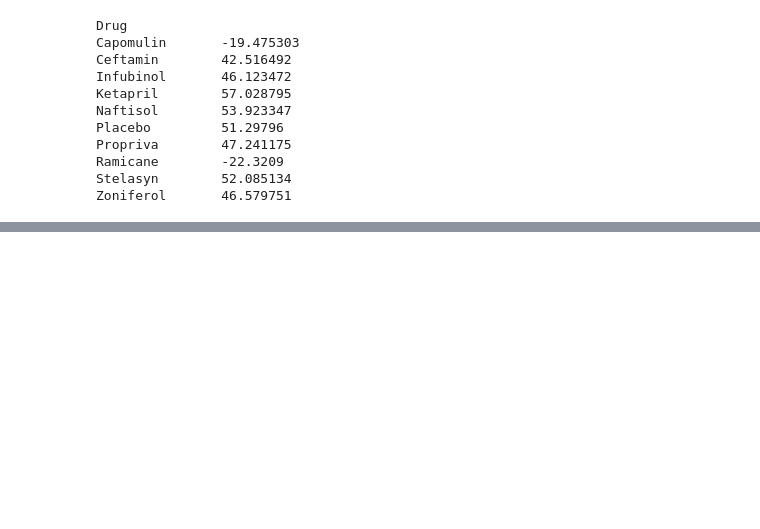
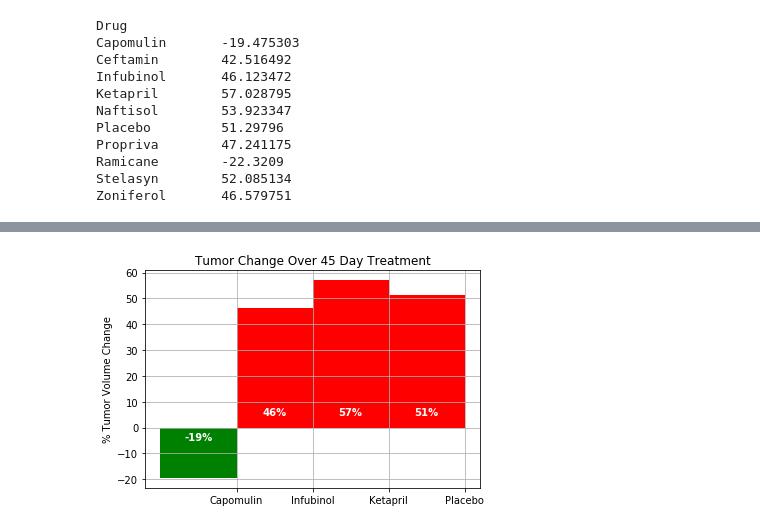
Before and after one commit to plowden/matplotlib-challenge, a Jupyter notebook: Pymaceuticals/matplotlib-challenge.ipynb, the cells around one changed output, grey strips where cells are left out. Saved outputs shown, nothing was run; the diff lists cells and outputs as text; code cells hidden in the pictures; blank space fills up the shorter version.

```diff
--- a/Pymaceuticals/matplotlib-challenge.ipynb
+++ b/Pymaceuticals/matplotlib-challenge.ipynb
@@ -347,6 +342,8 @@ plt.show()
 summary_drug = []
 summary_change = []
 summary_dict = {}
+bar_drug = []
+bar_change = []
 
 for (col, data) in tumor_response_pivot_df.iteritems():
     first = data.values[0]
@@ -355,6 +352,9 @@ for (col, data) in tumor_response_pivot_df.iteritems():
     summary_drug.append(col)
     summary_change.append(change)
     summary_dict[col] = change
+    if col in ["Capomulin", "Infubinol", "Ketapril", "Placebo"]:
+        bar_drug.append(col)
+        bar_change.append(change)
 
 summary_df = pd.DataFrame(list(summary_dict.items()))
 summary_df = summary_df.rename(columns={0:"Drug", 1:"% Change"})
@@ -392,0 +378,27 @@ summary = zip(summary_drug,summary_change)
+# %%
+def autolabel(ax):
+    for patch in ax.patches:
+        bl = patch.get_xy()
+        x = 0.5 * patch.get_width() + bl[0]
+        if patch.get_height() < 0:
+            y = -5
+        else:
+            y = 5
+        ax.text(x,y,"%d%%" %(patch.get_height()),
+            ha='center', rotation='horizontal', color = 'w', weight = 'bold')
+# %%
+# Orient widths. Add labels, tick marks, etc.
+
+fig, ax = plt.subplots()
+rects1 = ax.bar(bar_drug[0], bar_change[0], color = "g", width = -1, align = "edge", label=bar_change[0])
+rects2 = ax.bar(bar_drug[1], bar_change[1], color = "r", width = -1, align = "edge", label=bar_change[1])
+rects3 = ax.bar(bar_drug[2], bar_change[2], color = "r", width = -1, align = "edge", label=bar_change[2])
+rects4 = ax.bar(bar_drug[3], bar_change[3], color = "r", width = -1, align = "edge", label=bar_change[3])
+ax.grid()
+ax.set_ylabel('% Tumor Volume Change')
+ax.set_title('Tumor Change Over 45 Day Treatment')
+ax.set_xticks(bar_drug)
+# Call function to implement the function call
+autolabel(ax)
+# %% [output]
+[figure, added]
```
Also changed, not shown: parts of 15 cells of this notebook, 2 other files.
